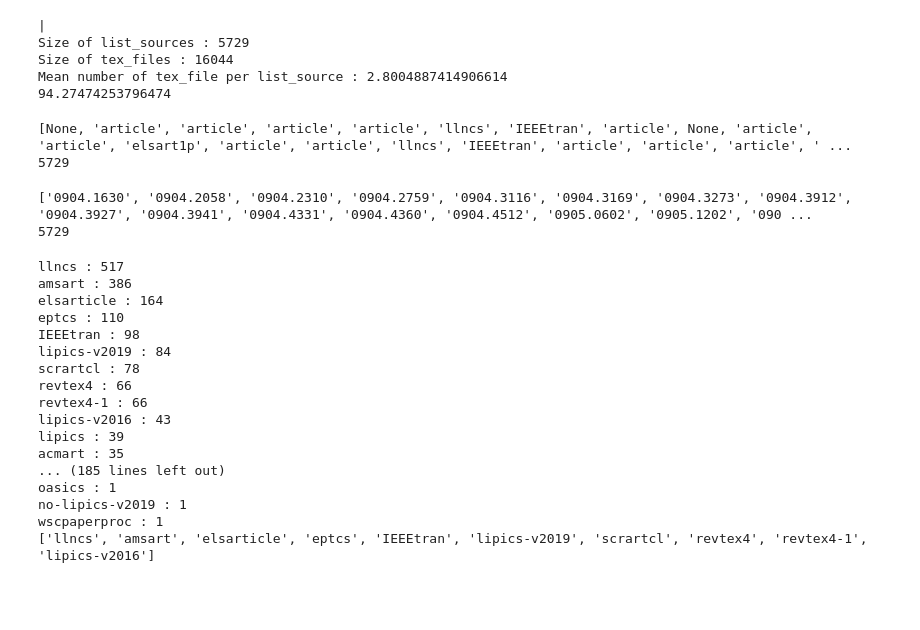
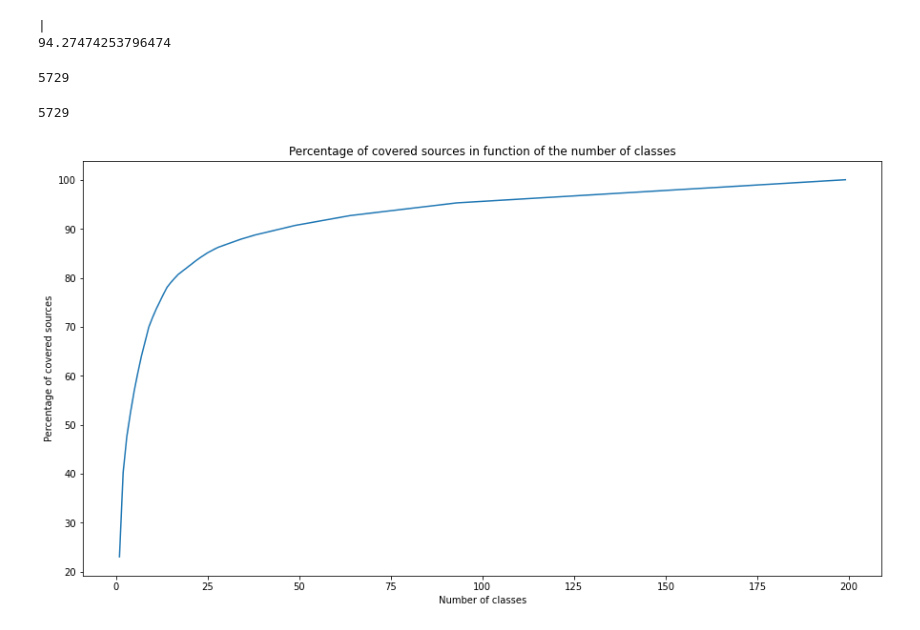
Before and after one commit to AntoineGauquier/document_class_classification, a Jupyter notebook: svm_classification_model.ipynb, the cells around one changed output. Saved outputs shown, nothing was run; the diff lists cells and outputs as text; code cells hidden in the pictures; blank space fills up the shorter version.

```diff
--- a/svm_classification_model.ipynb
+++ b/svm_classification_model.ipynb
@@ -10,7 +16,7 @@ sources_directory = "./CC/CC-src"
 list_sources = os.listdir(sources_directory)
 # %%
 tex_files = []
-classes_per_source = []
+class_per_source = []
 sources_names = []
 cpt = 0
 
@@ -40,63 +46,54 @@ for source in list_sources:
     else:
         classes = None
 
-    classes_per_source.append(classes)
+    class_per_source.append(classes)
 
-print("Size of list_sources : " + str(len(list_sources)))
-print("Size of tex_files : " + str(len(tex_files)))
-print("Mean number of tex_file per list_source : " + str(len(tex_files) / len(list_sources)))
 print(100 * (cpt / len(list_sources)))
 # %% [output]
 |
-Size of list_sources : 5729
-Size of tex_files : 16044
-Mean number of tex_file per list_source : 2.8004887414906614
 94.27474253796474
-# %%
-print(classes_per_source)
-print(len(classes_per_source))
-# %% [output]
-[None, 'article', 'article', 'article', 'article', 'llncs', 'IEEEtran', 'article', None, 'article', 'article', 'elsart1p', 'article', 'article', 'llncs', 'IEEEtran', 'article', 'article', 'article', ' ...
-5729
+# %%
+#print(class_per_source)
+print(len(class_per_source))
+# %% [output]
+5729
 # %%
-print(sources_names)
+#print(sources_names)
 print(len(sources_names))
 # %% [output]
-['0904.1630', '0904.2058', '0904.2310', '0904.2759', '0904.3116', '0904.3169', '0904.3273', '0904.3912', '0904.3927', '0904.3941', '0904.4331', '0904.4360', '0904.4512', '0905.0602', '0905.1202', '090 ...
 5729
 # %%
 from collections import Counter
 
-#classes = Counter(classes_per_source)
-classes = {x:classes_per_source.count(x) for x in classes_per_source}
+classes = {x:class_per_source.count(x) for x in class_per_source}
 
-k = 10 # Number of classes we want to consider in the classification
+size_of_trainable_sources = len(sources_names) - classes[None] - classes['article'] - 2
 
 del classes[None]
 del classes['article']
 
 sorted_classes = sorted(classes, key=classes.get, reverse=True)
 
-for doc_class in sorted_classes:
-    print(doc_class + " : " + str(classes[doc_class]))
+nb_classes = range(1, len(classes.keys()))
+pct_covered_sources = []
 
-problem_classes = sorted_classes[:k]
-print(problem_classes)
+for value in nb_classes:
+    problem_classes = sorted_classes[:value]
+
+    covered_sources_with_pb_classes = 0
+
+    for pb_class in problem_classes:
+        covered_sources_with_pb_classes += classes[pb_class] / size_of_trainable_sources
+
+    pct_covered_sources.append(100 * covered_sources_with_pb_classes)
-# %% [output]
-llncs : 517
-amsart : 386
-elsarticle : 164
-eptcs : 110
-IEEEtran : 98
-lipics-v2019 : 84
-scrartcl : 78
-revtex4 : 66
-revtex4-1 : 66
-lipics-v2016 : 43
-lipics : 39
-acmart : 35
-... (185 lines left out)
-oasics : 1
-no-lipics-v2019 : 1
-wscpaperproc : 1
-['llncs', 'amsart', 'elsarticle', 'eptcs', 'IEEEtran', 'lipics-v2019', 'scrartcl', 'revtex4', 'revtex4-1', 'lipics-v2016']
+# %%
+import matplotlib.pyplot as plt
+
+plt.figure(figsize=(15, 8))
+plt.plot(nb_classes, pct_covered_sources)
+plt.xlabel("Number of classes")
+plt.ylabel("Percentage of covered sources")
+plt.title("Percentage of covered sources in function of the number of classes")
+plt.show()
+# %% [output]
+[figure, added]
```
Also changed, not shown: parts of 8 cells of this notebook.
